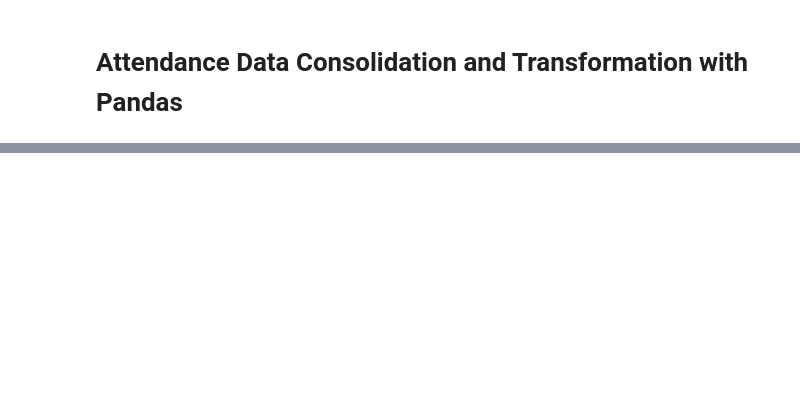
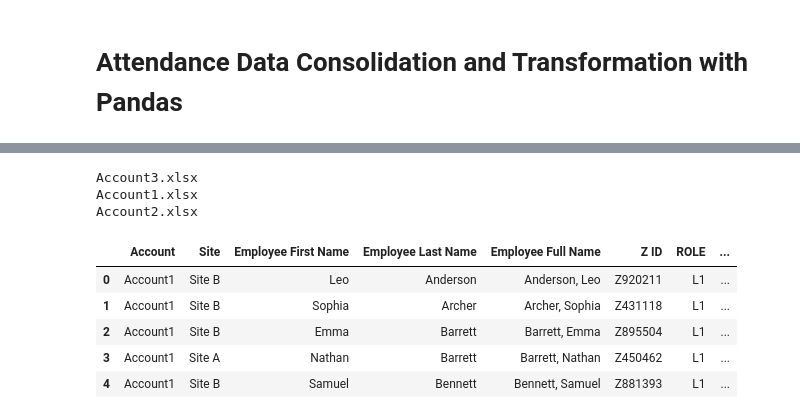
Before and after one commit to voltrecto/attendance-data, a Jupyter notebook: Attendance_Data.ipynb, the cells around one changed output, grey strips where cells are left out. Drawn from its saved outputs; the diff is of its cells as text; code cells hidden in the pictures; blank space fills up the shorter version.

```diff
--- a/Attendance_Data.ipynb
+++ b/Attendance_Data.ipynb
@@ -45,0 +61,31 @@ The employee list is also saved as an Excel file. It contains employee IDs, Z ID
+# %%
+schedule_path = '/content/drive/MyDrive/attendance/schedule' # Location of schedule files
+
+schedule_files = [file for file in os.listdir(schedule_path) if file.endswith('.xlsx')] # Read folder for list of xlsx files
+
+for file in schedule_files:
+    print(file) # Show list of xlsx files
+# %% [output]
+Account3.xlsx
+Account1.xlsx
+Account2.xlsx
+# %%
+# List of accounts for schedule extraction
+accounts = ['Account1', 'Account2', 'Account3']
+# %%
+combined_df = []
+
+for account in accounts:
+    file_df = pd.read_excel(os.path.join(schedule_path, f'{account}.xlsx'), header=0)
+    combined_df.append(file_df)
+
+df = pd.concat(combined_df, ignore_index=True) # Combine data from every file into 1 df
+
+df.head()
+# %% [output]
+|  | Account | Site | Employee First Name | Employee Last Name | Employee Full Name | Z ID | ROLE | ... |
+| 0 | Account1 | Site B | Leo | Anderson | Anderson, Leo | Z920211 | L1 | ... |
+| 1 | Account1 | Site B | Sophia | Archer | Archer, Sophia | Z431118 | L1 | ... |
+| 2 | Account1 | Site B | Emma | Barrett | Barrett, Emma | Z895504 | L1 | ... |
+| 3 | Account1 | Site A | Nathan | Barrett | Barrett, Nathan | Z450462 | L1 | ... |
+| 4 | Account1 | Site B | Samuel | Bennett | Bennett, Samuel | Z881393 | L1 | ... |
```
Also changed, not shown: parts of 10 cells of this notebook.
